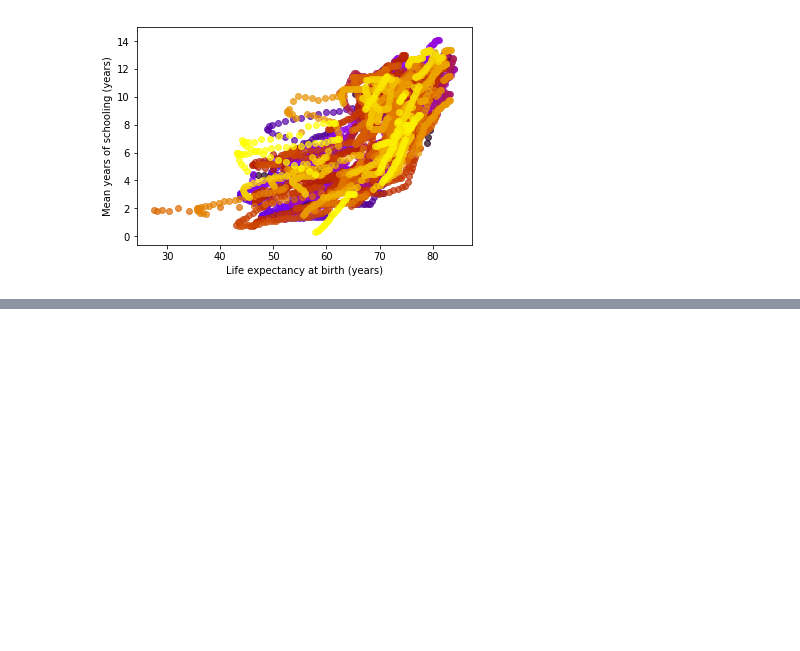
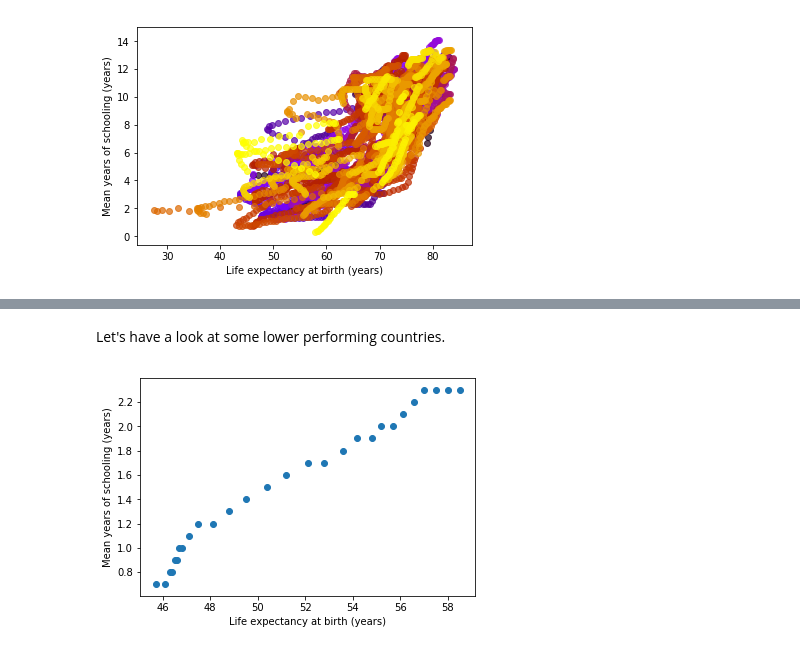
Before and after one commit to MicLi01/education-indicator-analysis, a Jupyter notebook: ed_idx_model.ipynb, the cells around one changed output, grey strips where cells are left out. Saved outputs shown, nothing was run; the diff lists cells and outputs as text; code cells hidden in the pictures; blank space fills up the shorter version.

```diff
--- a/ed_idx_model.ipynb
+++ b/ed_idx_model.ipynb
@@ -617,0 +525,6 @@ def plot_country_life_vs_edu(df, health_indep, target, country):
+# %% [markdown]
+Let's have a look at some lower performing countries.
+# %%
+plot_health_by_country(inds_df, "Life expectancy at birth (years)", "Mean years of schooling (years)", "Mali")
+# %% [output]
+[figure, added]
```
Also changed, not shown: parts of 26 cells of this notebook.
